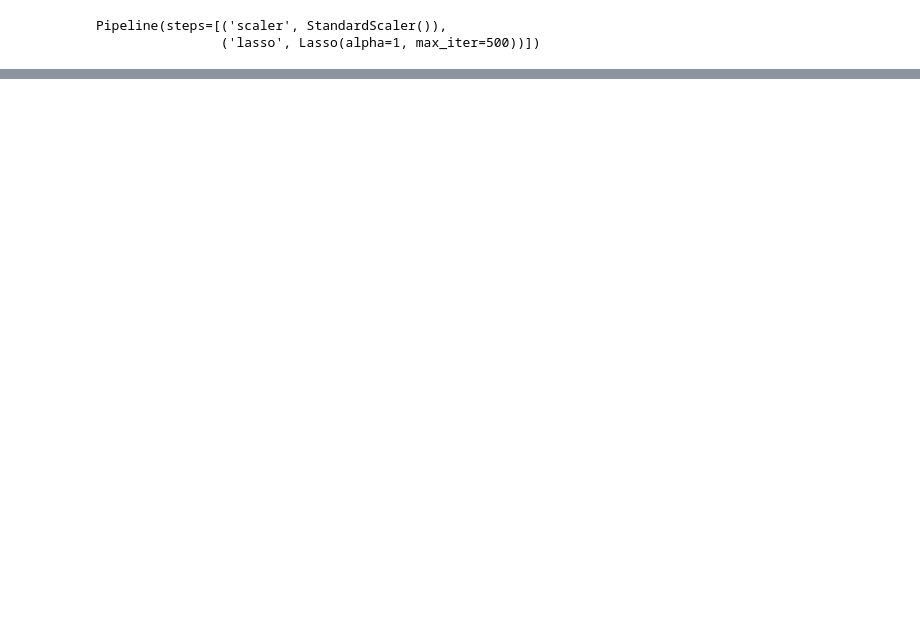
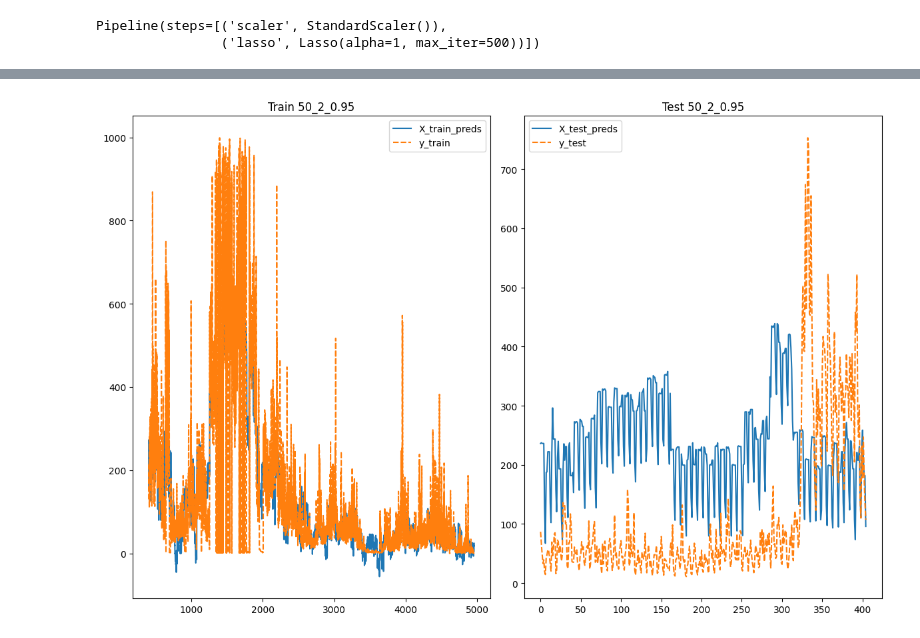
Before and after one commit to daniilgorenkov/Tg-bitcoin-bot, a Jupyter notebook: model_selection.ipynb, the cells around one changed output, grey strips where cells are left out. Cells and saved outputs as stored; diff of their text form; code cells hidden in the pictures; blank space fills up the shorter version.

```diff
--- a/model_selection.ipynb
+++ b/model_selection.ipynb
@@ -252 +281,22 @@ plot_results(lasso_pipe,X_train,X_test,y_train,y_test)
+# %%
+from xgboost import XGBRegressor
+
+def xgb_Gridsearch(X_train,X_test,y_train,y_test, is_log:bool = False):
+
+    results = {}
+
+    learning_rate = [0.2,.3,.4,.5,.6,.7,.8,.9,.95,1.]
+    n_estim = [_ for _ in range(40,100,5)]
+    max_depth = [_ for _ in range(1,5)]
+
+    for lr in learning_rate:
+        for estim in n_estim:
+            for depth in max_depth:
+                pipe = Pipeline([("scaler",StandardScaler()),("xgb",XGBRegressor(n_estimators = estim, max_depth=depth, learning_rate=lr))])
+
+                pipe.fit(X_train,y_train)
+
+                results[f"{estim}_{depth}_{lr}"] = [print_deviations(pipe,X_test,y_test,is_log), pipe]
+
+    return results
 # %%
@@ -266,0 +379,5 @@ RMSE: 68.84860033400989
+# %%
+key = "50_2_0.95"
+plot_results(xgb_dict[key][1],X_train,X_test,y_train,y_test,key)
+# %% [output]
+[figure, added]
```
Also changed, not shown: parts of 21 cells of this notebook, 1 other file.
